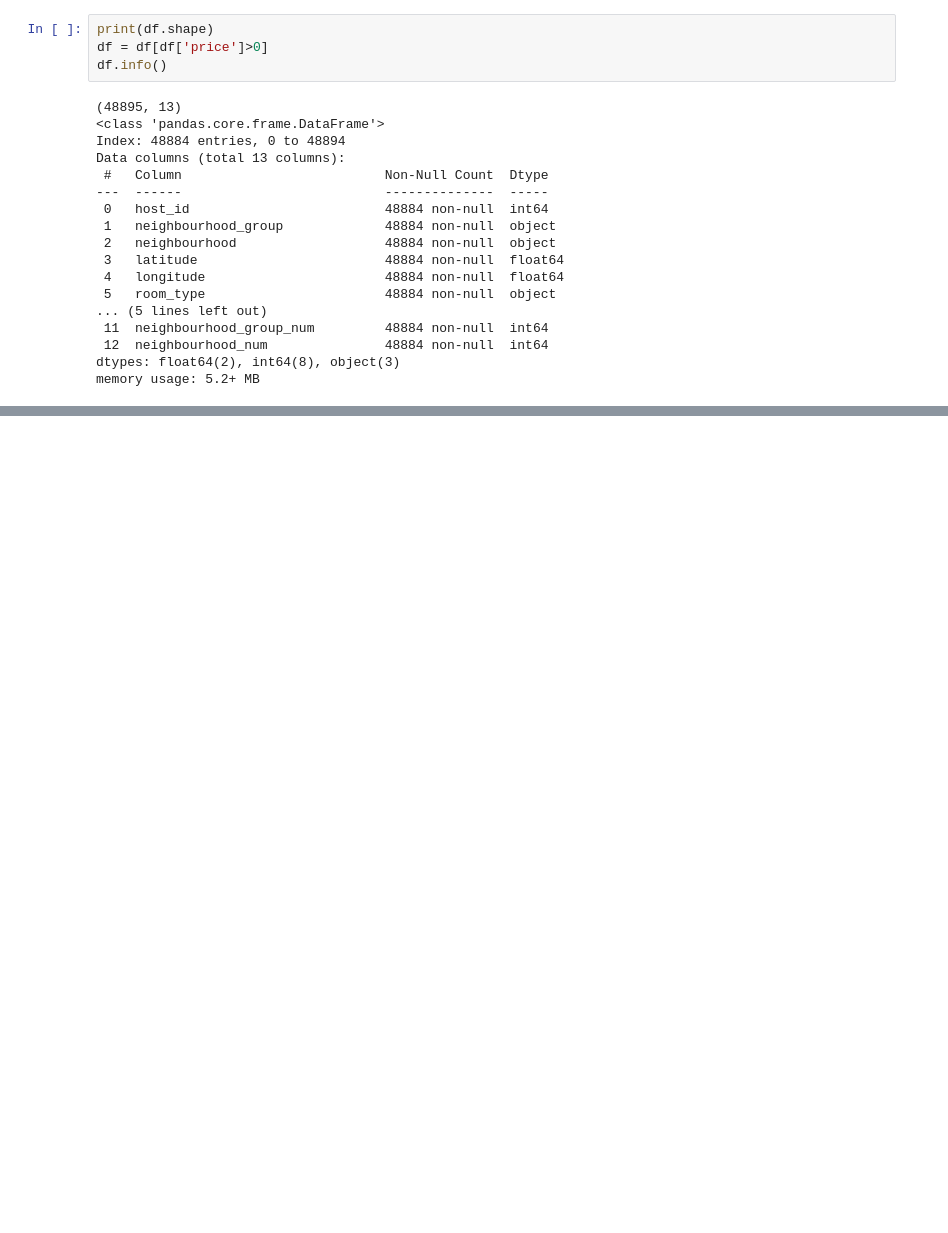
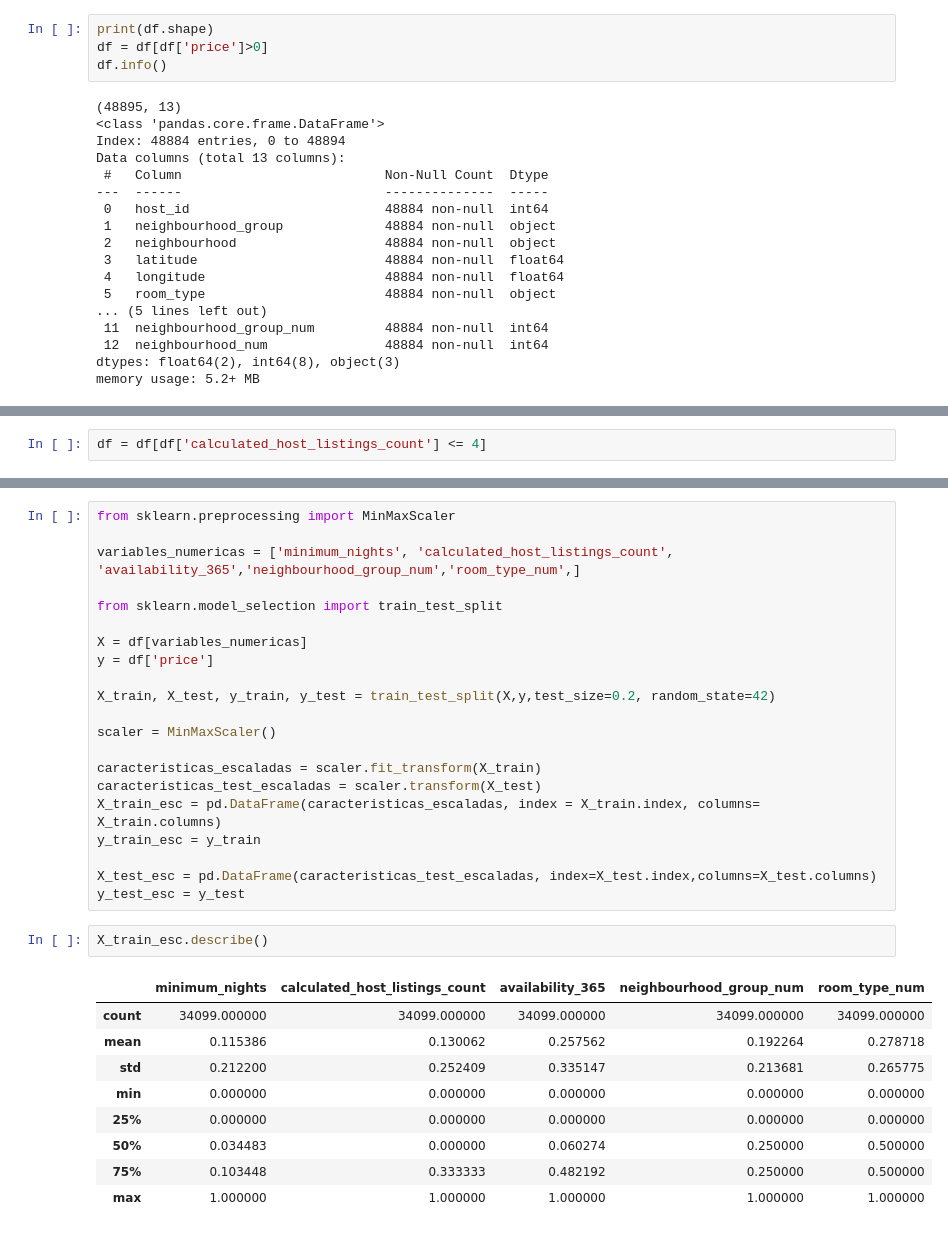
Before and after one commit to Fergo20011/machine-learning-python-template, a Jupyter notebook: src/explore.ipynb, the cells around one changed output, grey strips where cells are left out. Saved outputs shown, nothing was run; the diff lists cells and outputs as text; blank space fills up the shorter version.

```diff
--- a/src/explore.ipynb
+++ b/src/explore.ipynb
@@ -235,0 +300,2 @@ memory usage: 5.2+ MB
+# %%
+df = df[df['calculated_host_listings_count'] <= 4]
@@ -235,0 +319,33 @@ memory usage: 5.2+ MB
+# %%
+from sklearn.preprocessing import MinMaxScaler
+
+variables_numericas = ['minimum_nights', 'calculated_host_listings_count', 'availability_365','neighbourhood_group_num','room_type_num',]
+
+from sklearn.model_selection import train_test_split
+
+X = df[variables_numericas]
+y = df['price']
+
+X_train, X_test, y_train, y_test = train_test_split(X,y,test_size=0.2, random_state=42)
+
+scaler = MinMaxScaler()
+
+caracteristicas_escaladas = scaler.fit_transform(X_train)
+caracteristicas_test_escaladas = scaler.transform(X_test)
+X_train_esc = pd.DataFrame(caracteristicas_escaladas, index = X_train.index, columns= X_train.columns)
+y_train_esc = y_train
+
+X_test_esc = pd.DataFrame(caracteristicas_test_escaladas, index=X_test.index,columns=X_test.columns)
+y_test_esc = y_test
+# %%
+X_train_esc.describe()
+# %% [output]
+|  | minimum_nights | calculated_host_listings_count | availability_365 | neighbourhood_group_num | room_type_num |
+| count | 34099.000000 | 34099.000000 | 34099.000000 | 34099.000000 | 34099.000000 |
+| mean | 0.115386 | 0.130062 | 0.257562 | 0.192264 | 0.278718 |
+| std | 0.212200 | 0.252409 | 0.335147 | 0.213681 | 0.265775 |
+| min | 0.000000 | 0.000000 | 0.000000 | 0.000000 | 0.000000 |
+| 25% | 0.000000 | 0.000000 | 0.000000 | 0.000000 | 0.000000 |
+| 50% | 0.034483 | 0.000000 | 0.060274 | 0.250000 | 0.500000 |
+| 75% | 0.103448 | 0.333333 | 0.482192 | 0.250000 | 0.500000 |
+| max | 1.000000 | 1.000000 | 1.000000 | 1.000000 | 1.000000 |
```
Also changed, not shown: parts of 9 cells of this notebook, 2 other files.
